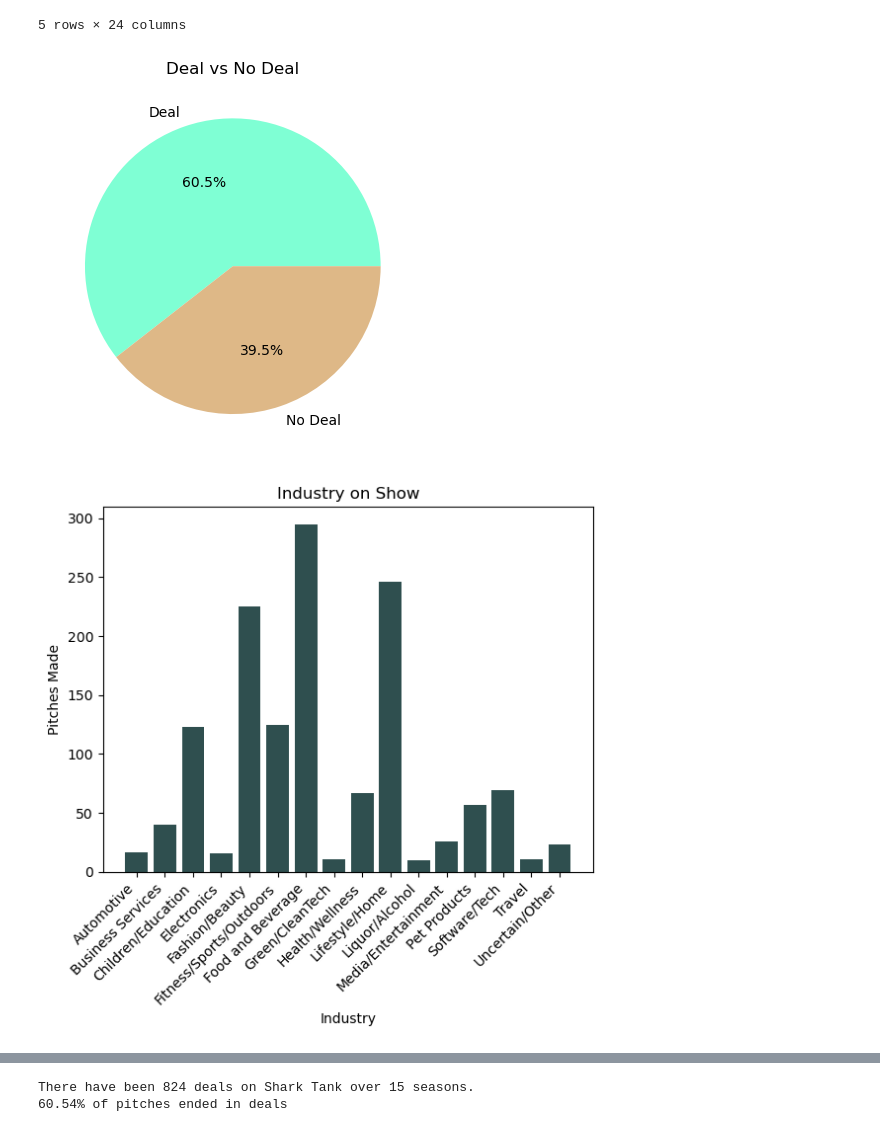
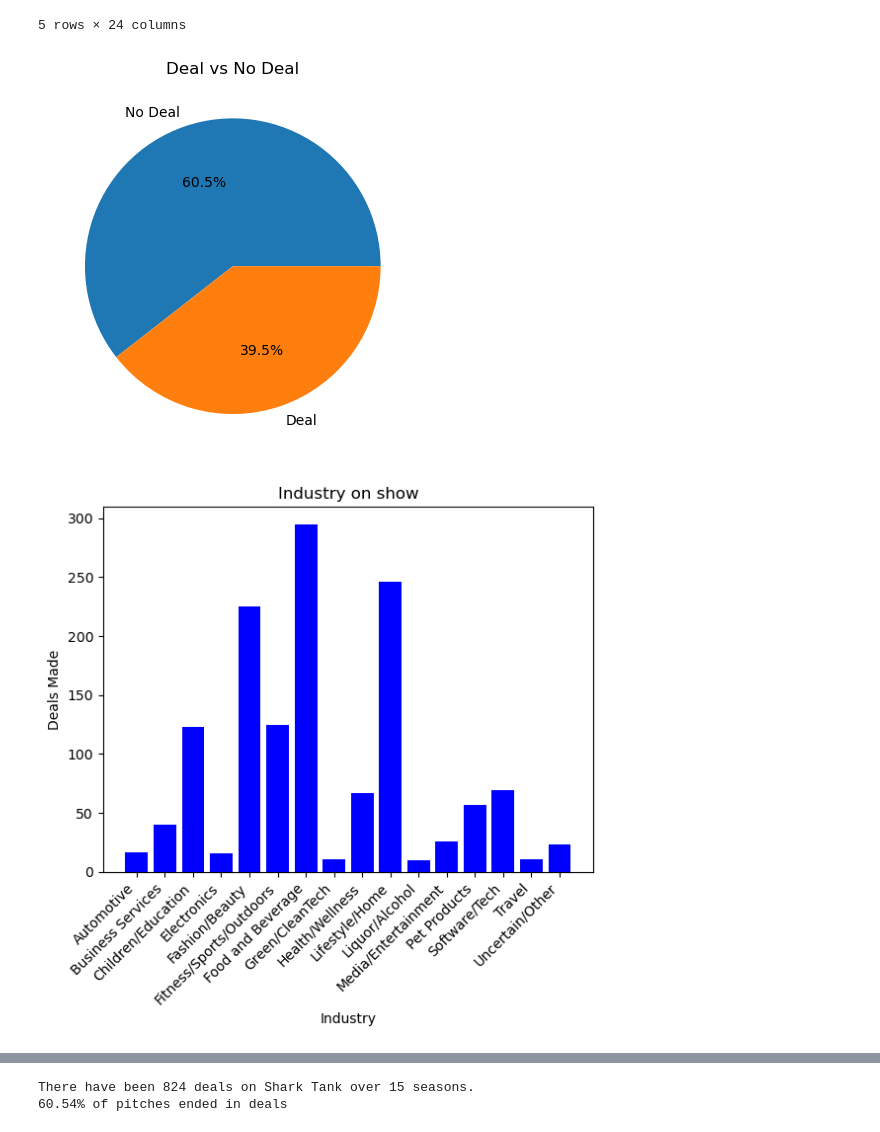
Before and after one commit to Savanna0/Project_1, a Jupyter notebook: shark_tank.ipynb, the cells around one changed output, grey strips where cells are left out. Saved outputs shown, nothing was run; the diff lists cells and outputs as text; code cells hidden in the pictures.

```diff
--- a/shark_tank.ipynb
+++ b/shark_tank.ipynb
@@ -63,26 +63,25 @@ Index(['Startup Name', 'Pitch Number', 'Industry', 'Pitchers Gender',
 # %%
 #How many People got deals?
 deals =shark_tank_clean_df['Got Deal'].value_counts()
 labels={ 'Deal', 'No Deal'}
-colors={'aquamarine','burlywood'}
-plt.pie(deals, labels=labels, colors=colors, autopct="%1.1f%%")
+plt.pie(deals, labels=labels,  autopct="%1.1f%%")
 plt.title("Deal vs No Deal")
 plt.savefig("output_data/Fig1.png")
 plt.show()
 # %% [output]
-[figure, old version]
+[figure, new version]
 # %%
 #which industries are shown the most
 all_industry_df = shark_tank_clean_df.groupby('Industry').size()
 x_axis = all_industry_df.index
 y_axis = all_industry_df.values
-plt.bar(x_axis, y_axis, color="darkslategray", align="center")
+plt.bar(x_axis, y_axis, color="b", align="center")
 plt.xlabel('Industry')
-plt.ylabel('Pitches Made')
-plt.title('Industry on Show')
+plt.ylabel('Deals Made')
+plt.title('Industry on show')
 plt.xticks(rotation=45, ha='right')
 plt.savefig("output_data/Fig2.png")
 plt.show()
 # top industries: Food and Beverage, Lifestyle/Home, Fashion/Beauty
 # %% [output]
-[figure, old version]
+[figure, new version]
```
Also changed, not shown: parts of 16 cells of this notebook, 1 other file.
